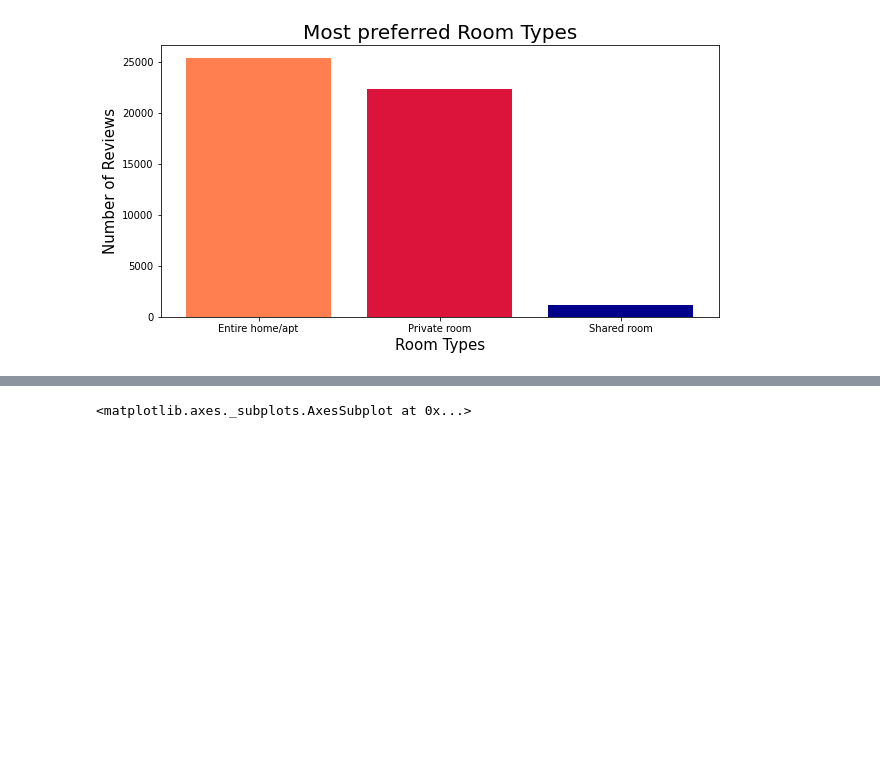
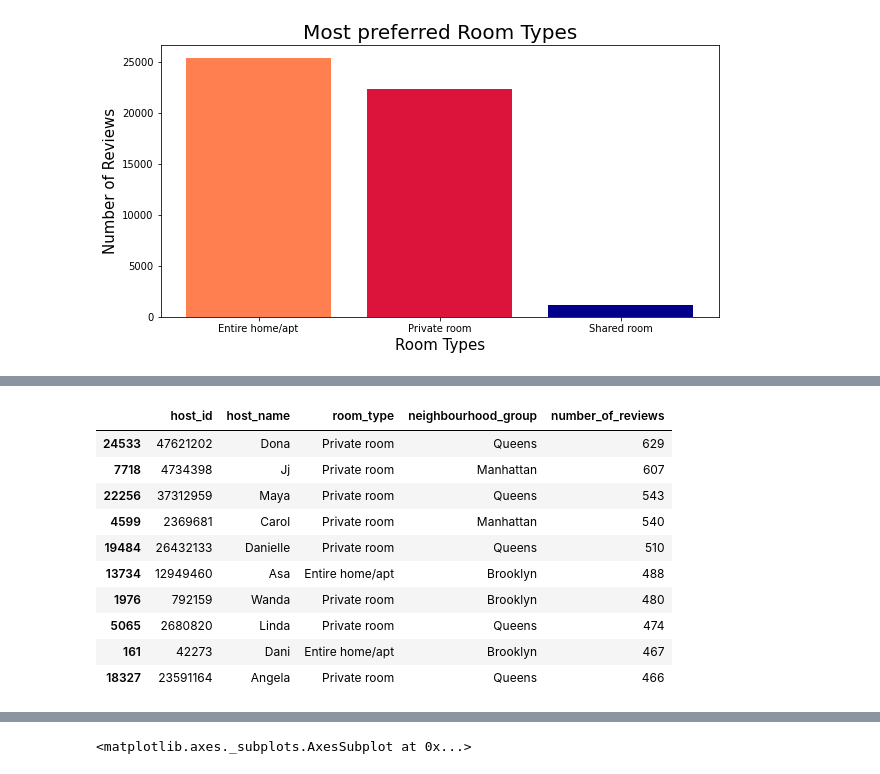
Before and after one commit to MOHD-TAUFIQUE/Airbnb-EDA_Capstone-Project, a Jupyter notebook: Airbnb_Bookings_Analysis_Capstone_Project.ipynb, the cells around one changed output, grey strips where cells are left out. Cells and saved outputs as stored; diff of their text form; code cells hidden in the pictures; blank space fills up the shorter version.

```diff
--- a/Airbnb_Bookings_Analysis_Capstone_Project.ipynb
+++ b/Airbnb_Bookings_Analysis_Capstone_Project.ipynb
@@ -305,0 +330,16 @@ plt.show()
+# %%
+#Lets consider the host with most reviews
+hosts_reviews = airbnb_df_copy.groupby(['host_id','host_name','room_type','neighbourhood_group'])['number_of_reviews'].max().reset_index().sort_values('number_of_reviews',ascending=False).head(10)
+hosts_reviews
+# %% [output]
+|  | host_id | host_name | room_type | neighbourhood_group | number_of_reviews |
+| 24533 | 47621202 | Dona | Private room | Queens | 629 |
+| 7718 | 4734398 | Jj | Private room | Manhattan | 607 |
+| 22256 | 37312959 | Maya | Private room | Queens | 543 |
+| 4599 | 2369681 | Carol | Private room | Manhattan | 540 |
+| 19484 | 26432133 | Danielle | Private room | Queens | 510 |
+| 13734 | 12949460 | Asa | Entire home/apt | Brooklyn | 488 |
+| 1976 | 792159 | Wanda | Private room | Brooklyn | 480 |
+| 5065 | 2680820 | Linda | Private room | Queens | 474 |
+| 161 | 42273 | Dani | Entire home/apt | Brooklyn | 467 |
+| 18327 | 23591164 | Angela | Private room | Queens | 466 |
```
Also changed, not shown: parts of 11 cells of this notebook.
